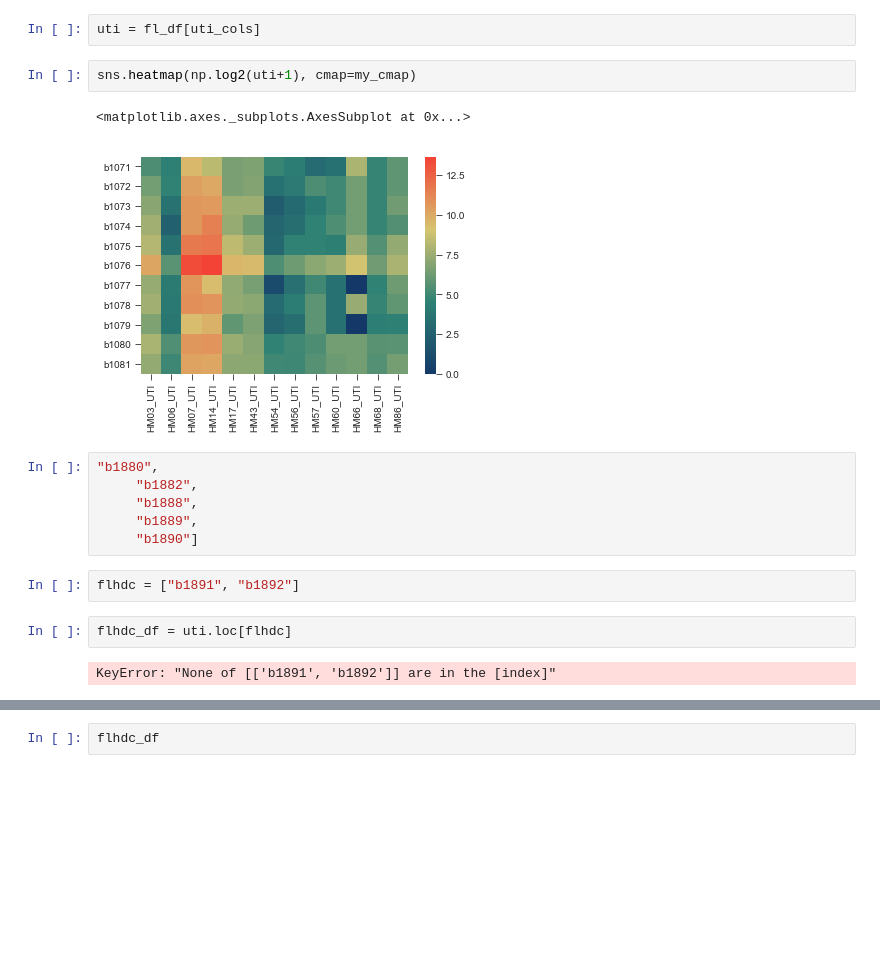
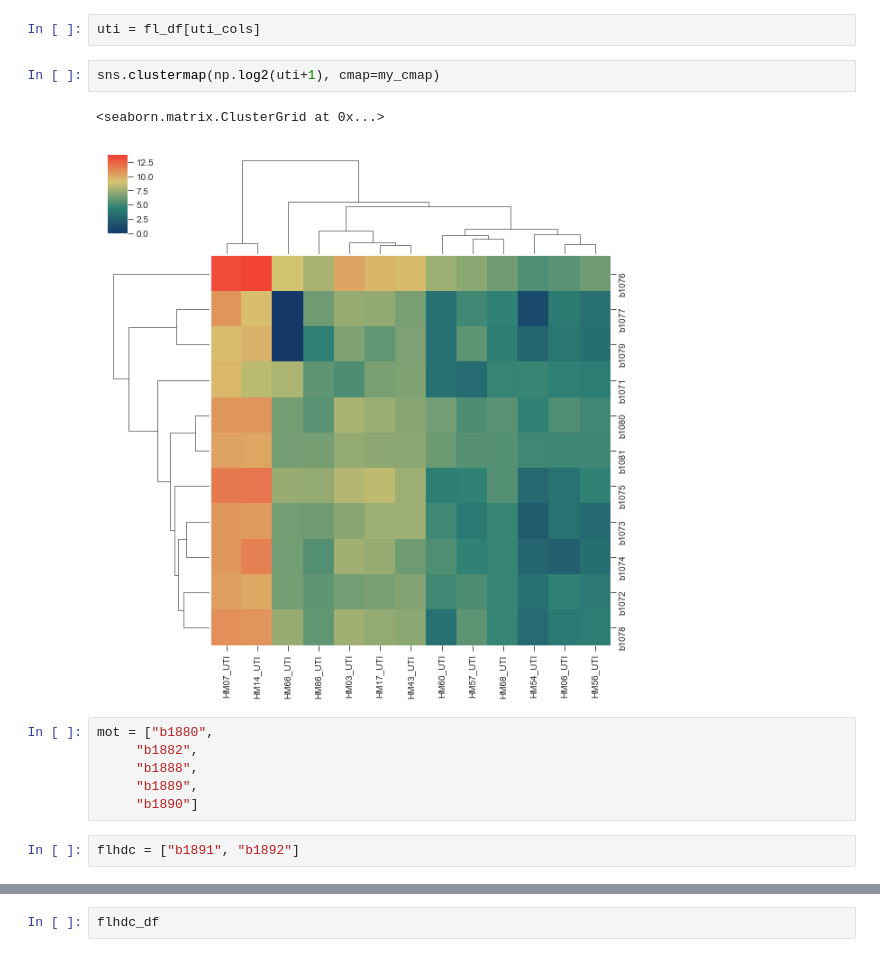
Before and after one commit to ASintsova/HUTI-RNAseq, a Jupyter notebook: analysis/differential_expression_analysis/differential_expression_analysis.ipynb, the cells around one changed output, grey strips where cells are left out. Cells and saved outputs as stored; diff of their text form; blank space fills up the shorter version.

```diff
--- a/analysis/differential_expression_analysis/differential_expression_analysis.ipynb
+++ b/analysis/differential_expression_analysis/differential_expression_analysis.ipynb
@@ -344,19 +414,15 @@ sns.clustermap(np.log2(fl_df+1), cmap=my_cmap, figsize=(10,4), row_cluster=False
 # %%
 uti = fl_df[uti_cols]
 # %%
-sns.heatmap(np.log2(uti+1), cmap=my_cmap)
+sns.clustermap(np.log2(uti+1), cmap=my_cmap)
 # %% [output]
-<matplotlib.axes._subplots.AxesSubplot at 0x...>
+<seaborn.matrix.ClusterGrid at 0x...>
-[figure, old version]
+[figure, new version]
 # %%
-"b1880",
+mot = ["b1880",
      "b1882",
      "b1888",
      "b1889",
      "b1890"]
 # %%
 flhdc = ["b1891", "b1892"]
-# %%
-flhdc_df = uti.loc[flhdc]
-# %% [output]
-KeyError: "None of [['b1891', 'b1892']] are in the [index]"
```
Also changed, not shown: parts of 23 cells of this notebook, 3 other files.
